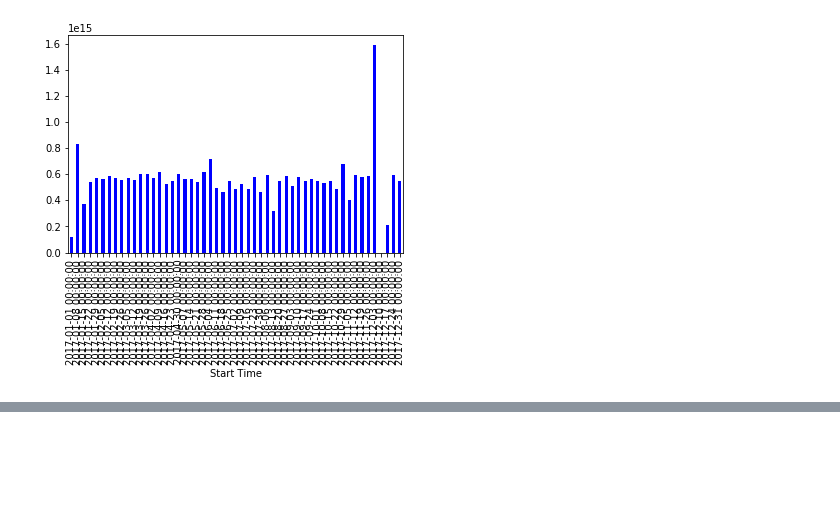
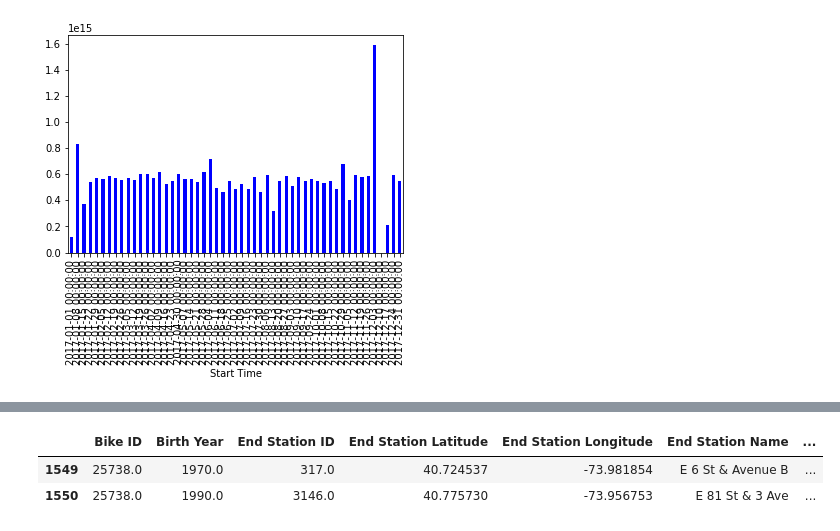
Before and after one commit to maxarvid/data-studio, a Jupyter notebook: code/02_bike_share/4_bikeshare_graphing.ipynb, the cells around one changed output, grey strips where cells are left out. Drawn from its saved outputs; the diff is of its cells as text; code cells hidden in the pictures; blank space fills up the shorter version.

```diff
--- a/code/02_bike_share/4_bikeshare_graphing.ipynb
+++ b/code/02_bike_share/4_bikeshare_graphing.ipynb
@@ -96,0 +122,6 @@ phil.resample('W', on='Start Time').at_rest.sum().plot(kind='bar', y='at_rest',
+# %%
+phil.iloc[1549:1551]
+# %% [output]
+|  | Bike ID | Birth Year | End Station ID | End Station Latitude | End Station Longitude | End Station Name | ... |
+| 1549 | 25738.0 | 1970.0 | 317.0 | 40.724537 | -73.981854 | E 6 St & Avenue B | ... |
+| 1550 | 25738.0 | 1990.0 | 3146.0 | 40.775730 | -73.956753 | E 81 St & 3 Ave | ... |
```
Also changed, not shown: parts of 3 cells of this notebook, 5 other files.
